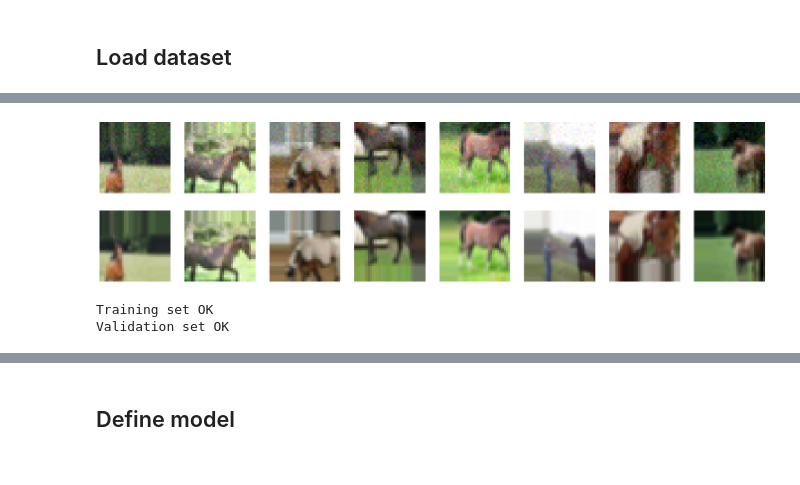
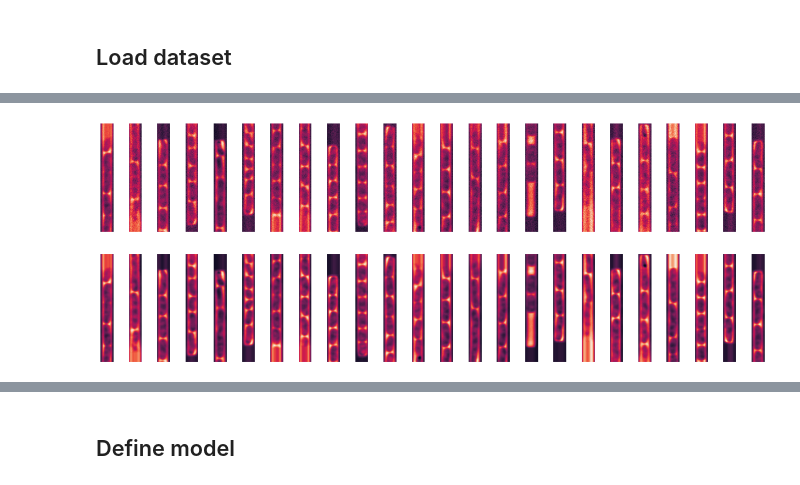
Before and after one commit to hugovaysset/MNIST_UAD, a Jupyter notebook: BACT_one_vs_all/oc_vae.ipynb, the cells around one changed output, grey strips where cells are left out. Saved outputs shown, nothing was run; the diff lists cells and outputs as text; code cells hidden in the pictures.

```diff
--- a/BACT_one_vs_all/oc_vae.ipynb
+++ b/BACT_one_vs_all/oc_vae.ipynb
@@ -157,62 +191,16 @@ TypeError: ignored
-# %%
-def plot_images(batch_x, batch_y, n=3, labx=None, laby=None):
-  plt.figure(figsize=(n*3, 6))
-  for i in range(n):
-    plt.subplot(2, n, i+1)
-    plt.imshow(np.clip(batch_x[i], 0, 1))
-    if labx is not None:
-        plt.title(label=int(labx[i].squeeze(-1)))
-    plt.axis("off")
-    plt.subplot(2, n, n+i+1)
-    plt.imshow(np.clip(batch_y[i], 0, 1))
-    if laby is not None:
-        plt.title(label=int(labx[i].squeeze(-1)))
-    plt.axis("off")
-    # To get images and labels
-
-bx, by = x_train[1]
-
-plot_images(bx, by, n=8, labx=None, laby=None)
-# %% [output]
-[figure, removed]
-# %%
-# look for nan in the train set
-
-for b in range(len(x_train)):
-    bx, by = x_train[b]
-    for i in range(len(bx)):
-        im = bx[i]
-        im_sum = np.sum(im)
-        has_nan = np.isnan(im_sum)
-        if has_nan:
-            print(b, i)
-    for j in range(len(by)):
-        imy = by[j]
-        im_sumy = np.sum(imy)
-        has_nany = np.isnan(im_sumy)
-        if has_nany:
-            print(b, j)
-
-for b in range(len(x_val)):
-    bx, by = x_train[b]
-    for i in range(len(bx)):
-        im = bx[i]
-        im_sum = np.sum(im)
-        has_nanv = np.isnan(im_sum)
-        if has_nanv:
-            print(b, i)
-    for j in range(len(by)):
-        imy = by[j]
-        im_sumy = np.sum(imy)
-        has_nanvy = np.isnan(im_sumy)
-        if has_nanvy:
-            print(b, j)
-
-if not has_nan and not has_nany:
-    print("Training set OK")
-
-if not has_nanv and not has_nanvy:
-    print("Validation set OK")
-# %% [output]
-Training set OK
-Validation set OK
+# %%
+def plot_small_batches(n_batches=6, n=4, labx=None, laby=None):
+    fig, axes = plt.subplots(2, n_batches * n, figsize=(22, 8), sharex="all", sharey="all")
+    for batch in range(n_batches):
+        bx, by = x_train[batch]
+        for i in range(n):
+            axes[0][i + batch * n].imshow(bx[i].squeeze(-1))
+            axes[1][i + batch * n].imshow(by[i].squeeze(-1))
+            axes[0][i + batch * n].get_xaxis().set_visible(False)
+            axes[1][i + batch * n].get_yaxis().set_visible(False)
+            axes[0][i + batch * n].get_xaxis().set_ticks([])
+            axes[1][i + batch * n].get_yaxis().set_ticks([])
+
+plot_small_batches()
+# %% [output]
+[figure, added]
```
Also changed, not shown: parts of 5 cells of this notebook, 3 other files.
